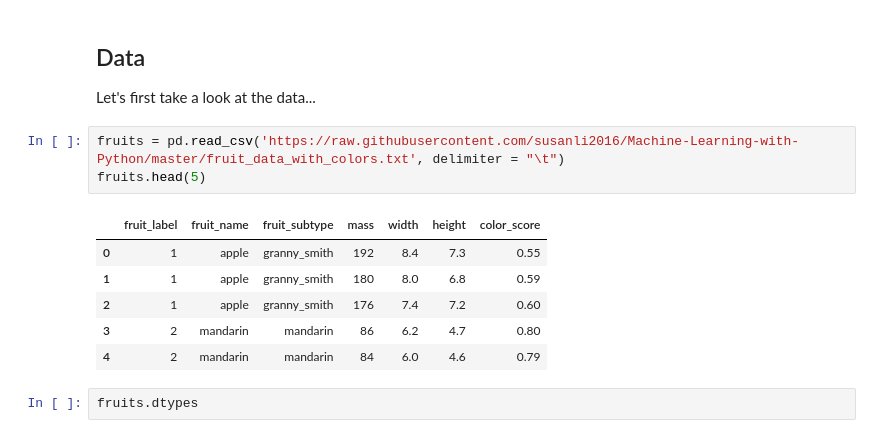
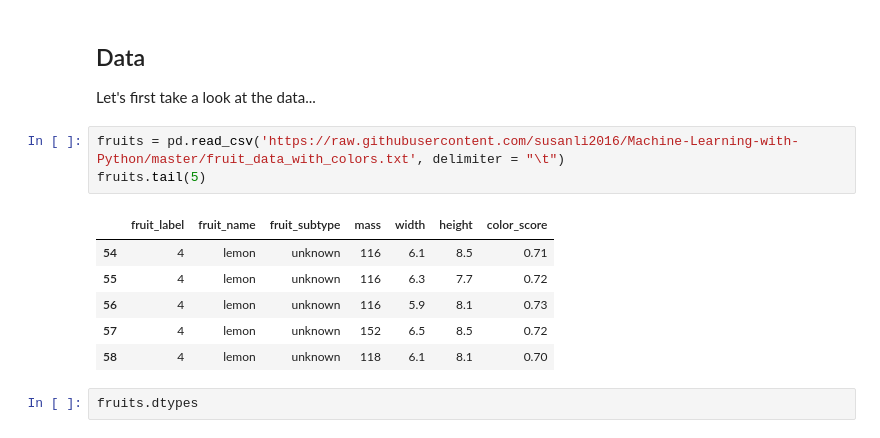
Before and after one commit to suzaniloglu/Machine_Learning_Crash_Course, a Jupyter notebook: ML_Crash_Course.ipynb, the cells around one changed output. Saved outputs shown, nothing was run; the diff lists cells and outputs as text.

```diff
--- a/ML_Crash_Course.ipynb
+++ b/ML_Crash_Course.ipynb
@@ -213,14 +226,14 @@ import seaborn as sns
 Let's first take a look at the data...
 # %%
 fruits = pd.read_csv('https://raw.githubusercontent.com/susanli2016/Machine-Learning-with-Python/master/fruit_data_with_colors.txt', delimiter = "\t")
-fruits.head(5)
+fruits.tail(5)
 # %% [output]
 |  | fruit_label | fruit_name | fruit_subtype | mass | width | height | color_score |
-| 0 | 1 | apple | granny_smith | 192 | 8.4 | 7.3 | 0.55 |
-| 1 | 1 | apple | granny_smith | 180 | 8.0 | 6.8 | 0.59 |
-| 2 | 1 | apple | granny_smith | 176 | 7.4 | 7.2 | 0.60 |
-| 3 | 2 | mandarin | mandarin | 86 | 6.2 | 4.7 | 0.80 |
-| 4 | 2 | mandarin | mandarin | 84 | 6.0 | 4.6 | 0.79 |
+| 54 | 4 | lemon | unknown | 116 | 6.1 | 8.5 | 0.71 |
+| 55 | 4 | lemon | unknown | 116 | 6.3 | 7.7 | 0.72 |
+| 56 | 4 | lemon | unknown | 116 | 5.9 | 8.1 | 0.73 |
+| 57 | 4 | lemon | unknown | 152 | 6.5 | 8.5 | 0.72 |
+| 58 | 4 | lemon | unknown | 118 | 6.1 | 8.1 | 0.70 |
 # %%
 fruits.dtypes
 # %% [output]
```
Also changed, not shown: parts of 6 cells of this notebook, 1 other file.
